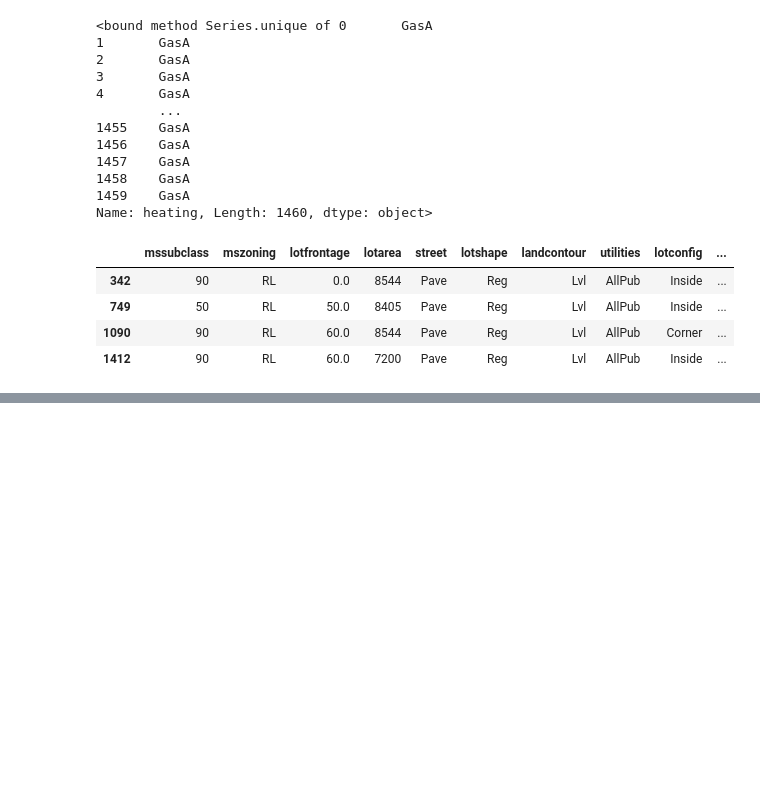
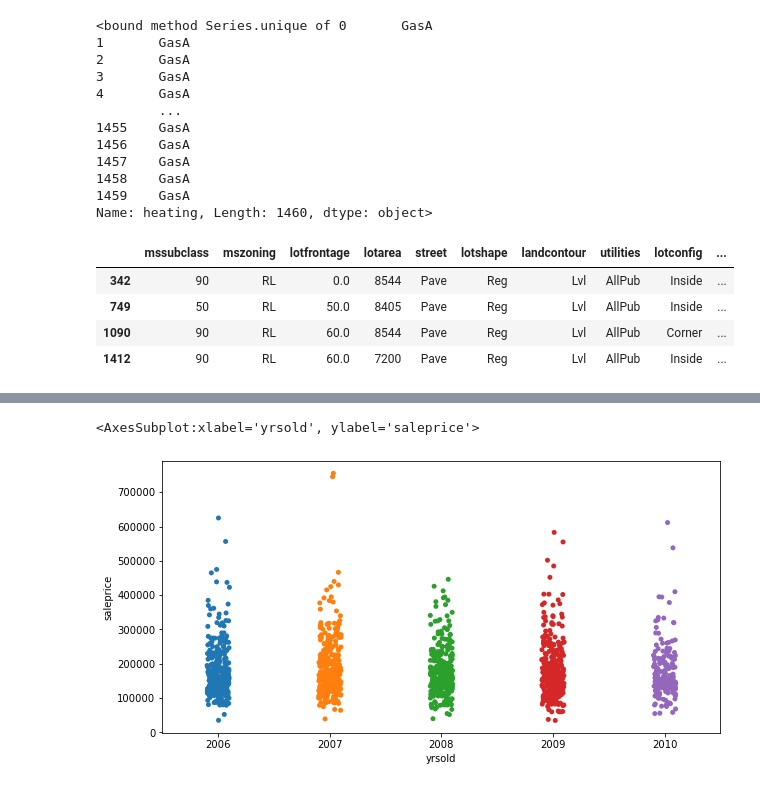
Before and after one commit to tosif91/machine_learning, a Jupyter notebook: basics/EDA_housing.ipynb, the cells around one changed output, grey strips where cells are left out. Cells and saved outputs as stored; diff of their text form; code cells hidden in the pictures; blank space fills up the shorter version.

Commit message:
add new data

```diff
--- a/basics/EDA_housing.ipynb
+++ b/basics/EDA_housing.ipynb
@@ -478,0 +524,6 @@ df.groupby('heating').get_group('Wall')
+# %%
+plt.figure(figsize=(10,5))
+sns.stripplot(x='yrsold',y='saleprice',data=df)
+# %% [output]
+<AxesSubplot:xlabel='yrsold', ylabel='saleprice'>
+[figure, added]
```
Also changed, not shown: parts of 9 cells of this notebook.
